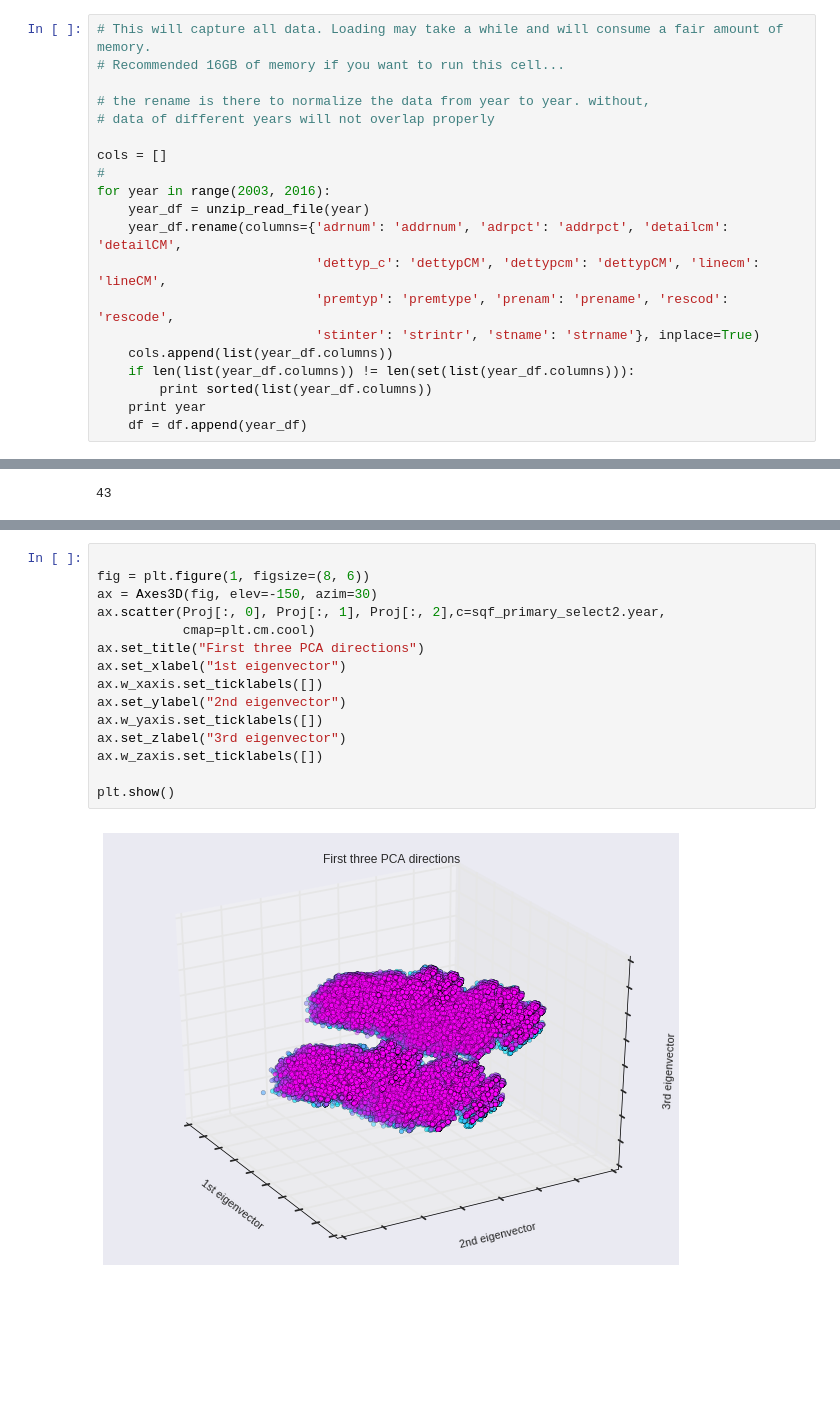
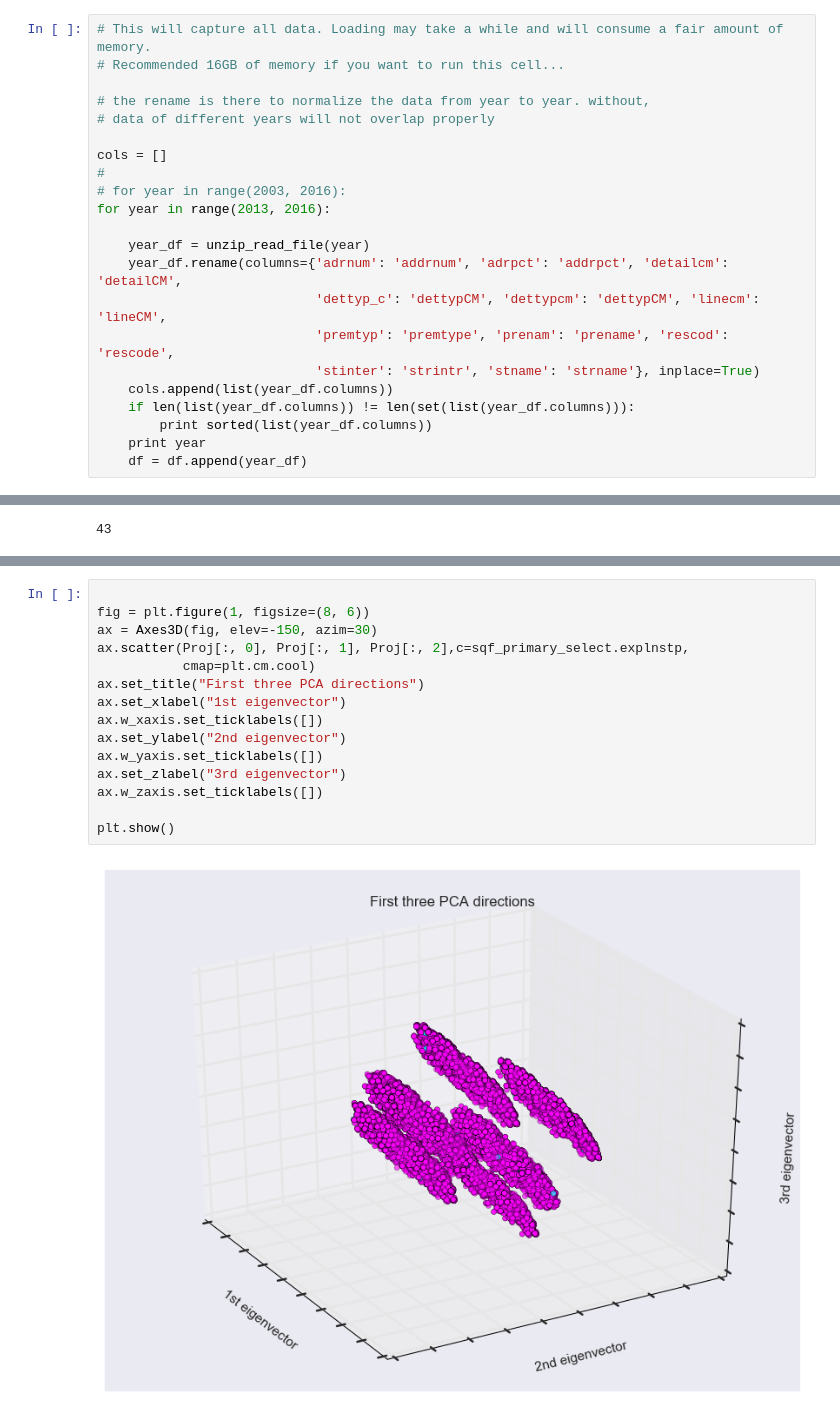
Before and after one commit to webernathan/ads_proj, a Jupyter notebook: PCA_2003_2015.ipynb, the cells around one changed output, grey strips where cells are left out. Saved outputs shown, nothing was run; the diff lists cells and outputs as text; blank space fills up the shorter version.

```diff
--- a/PCA_2003_2015.ipynb
+++ b/PCA_2003_2015.ipynb
@@ -49,7 +50,9 @@ df = pd.DataFrame()
 
 cols = []
 #
-for year in range(2003, 2016):
+# for year in range(2003, 2016):
+for year in range(2013, 2016):
+
     year_df = unzip_read_file(year)
     year_df.rename(columns={'adrnum': 'addrnum', 'adrpct': 'addrpct', 'detailcm': 'detailCM',
                             'dettyp_c': 'dettypCM', 'dettypcm': 'dettypCM', 'linecm': 'lineCM',
@@ -184,17 +179,17 @@ plt.show()
 # %%
 
 fig = plt.figure(1, figsize=(8, 6))
 ax = Axes3D(fig, elev=-150, azim=30)
-ax.scatter(Proj[:, 0], Proj[:, 1], Proj[:, 2],c=sqf_primary_select2.year,
+ax.scatter(Proj[:, 0], Proj[:, 1], Proj[:, 2],c=sqf_primary_select.explnstp,
            cmap=plt.cm.cool)
 ax.set_title("First three PCA directions")
 ax.set_xlabel("1st eigenvector")
 ax.w_xaxis.set_ticklabels([])
 ax.set_ylabel("2nd eigenvector")
 ax.w_yaxis.set_ticklabels([])
 ax.set_zlabel("3rd eigenvector")
 ax.w_zaxis.set_ticklabels([])
 
 plt.show()
 # %% [output]
-[figure, old version]
+[figure, new version]
```
Also changed, not shown: parts of 37 cells of this notebook, 2 other files.
